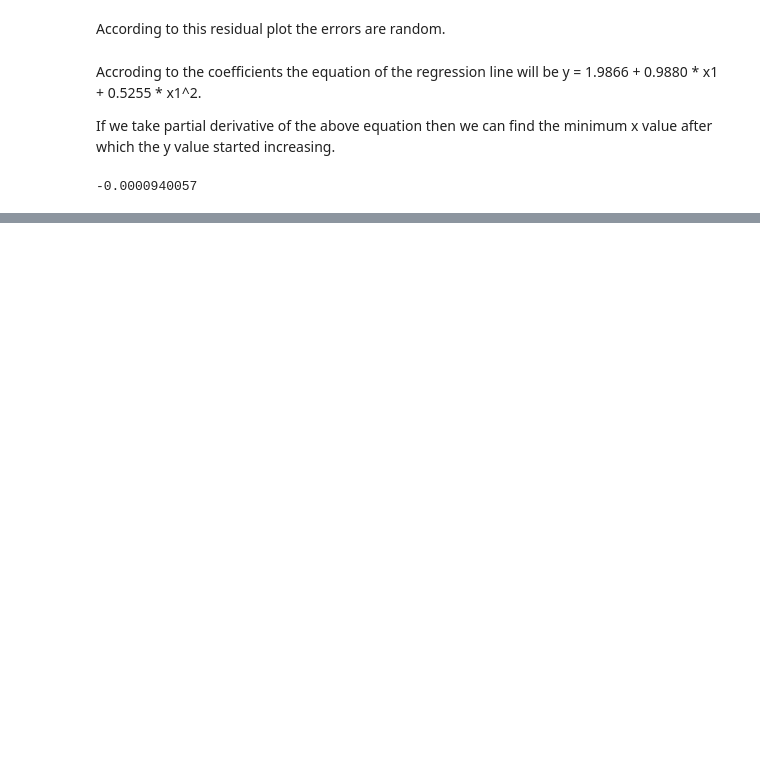
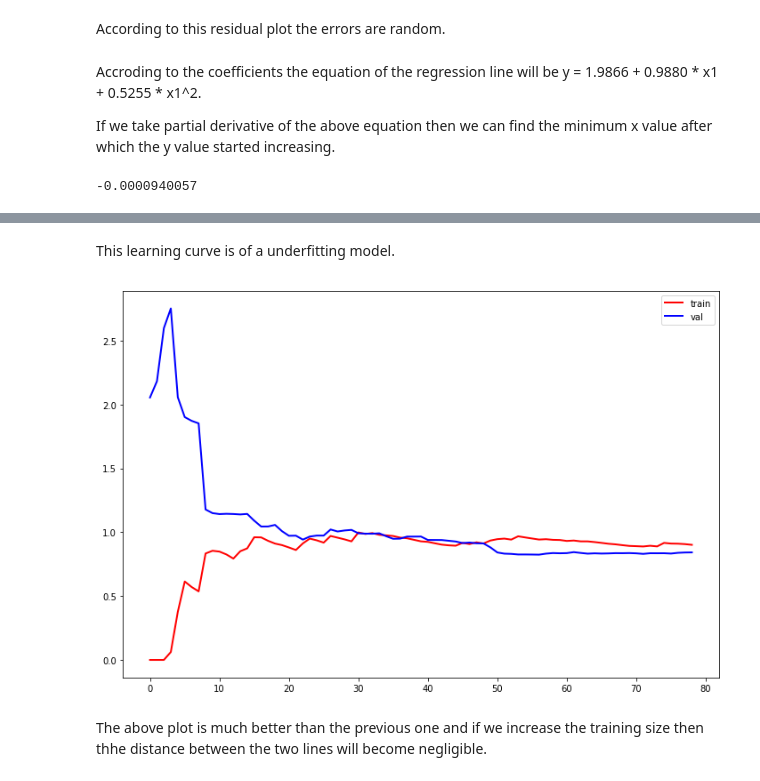
Before and after one commit to SixPackScientist/LinearRegression, a Jupyter notebook: Polynomial Regression.ipynb, the cells around one changed output, grey strips where cells are left out. Drawn from its saved outputs; the diff is of its cells as text; code cells hidden in the pictures; blank space fills up the shorter version.

```diff
--- a/Polynomial Regression.ipynb
+++ b/Polynomial Regression.ipynb
@@ -144,0 +171,8 @@ print('{0:.10f}'.format(min_x))
+# %% [markdown]
+This learning curve is of a underfitting model.
+# %%
+plot_learning_curves(lin_reg,X_poly,y)
+# %% [output]
+[figure, added]
+# %% [markdown]
+The above plot is much better than the previous one and if we increase the training size then thhe distance between the two lines will become negligible.
```
Also changed, not shown: parts of 12 cells of this notebook.
